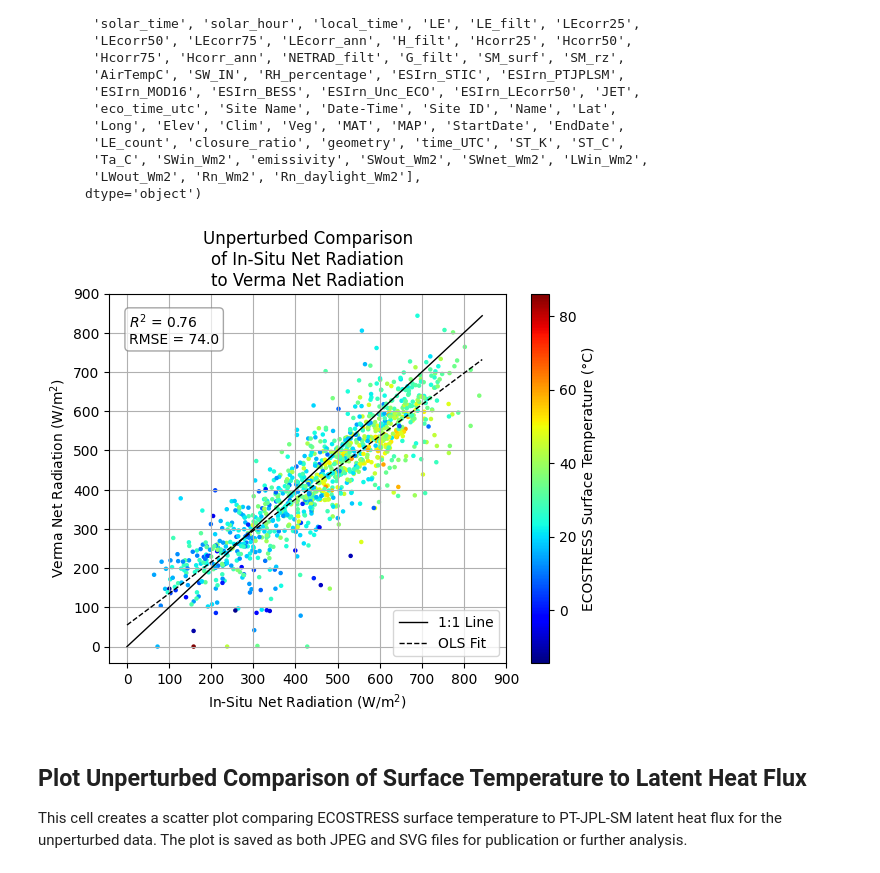
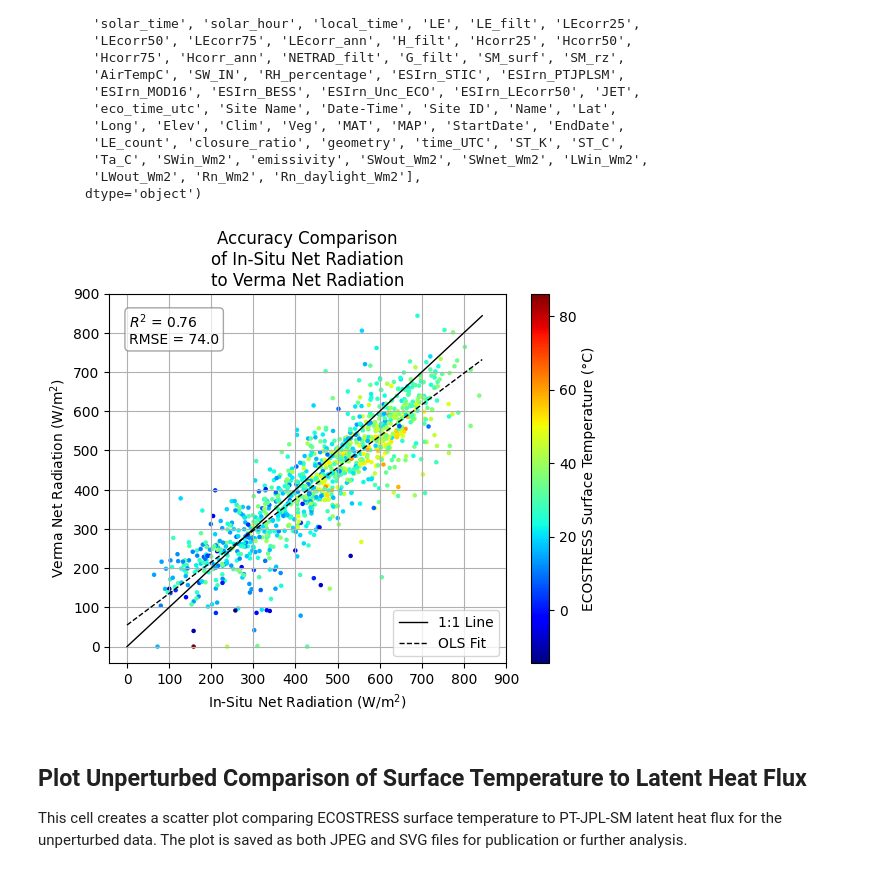
Before and after one commit to gregory-halverson-jpl/verma-net-radiation, a Jupyter notebook: notebooks/Verma Net Radiation Sensitivity with ECOv002 Cal-Val.ipynb, the cells around one changed output. Drawn from its saved outputs; the diff is of its cells as text; code cells hidden in the pictures.

Commit message:
accuracy comparison

```diff
--- a/notebooks/Verma Net Radiation Sensitivity with ECOv002 Cal-Val.ipynb
+++ b/notebooks/Verma Net Radiation Sensitivity with ECOv002 Cal-Val.ipynb
@@ -119,35 +121,35 @@ plt.plot(ols_x, ols_y, color='black', linestyle='--', linewidth=1, label='OLS Fi
 
 # Calculate R-squared and RMSE
 from sklearn.metrics import r2_score, mean_squared_error
 y_true = processed.Rn_Wm2
 y_pred = coefs[0] * processed.NETRAD_filt + coefs[1]
 r2 = r2_score(y_true, y_pred)
 rmse = np.sqrt(mean_squared_error(y_true, y_pred))
 
 # Annotate R-squared and RMSE on plot
 plt.annotate(f"$R^2$ = {r2:.2f}\nRMSE = {rmse:.1f}",
              xy=(0.05, 0.95), xycoords='axes fraction',
              ha='left', va='top',
              fontsize=10,
              bbox=dict(boxstyle='round', fc='white', ec='gray', alpha=0.7))
 
 # Set ticks every 100 for both axes
 xticks = np.arange(100 * (min_val // 100), 100 * (max_val // 100 + 2), 100)
 yticks = np.arange(100 * (min_val // 100), 100 * (max_val // 100 + 2), 100)
 plt.xticks(xticks)
 plt.yticks(yticks)
 
 plt.grid(True, zorder=0)
 plt.xlabel("In-Situ Net Radiation (W/m$^2$)")
 plt.ylabel("Verma Net Radiation (W/m$^2$)")
-plt.title("Unperturbed Comparison\nof In-Situ Net Radiation\nto Verma Net Radiation")
+plt.title("Accuracy Comparison\nof In-Situ Net Radiation\nto Verma Net Radiation")
 plt.colorbar(sc, label="ECOSTRESS Surface Temperature (°C)")
 plt.legend()
 plt.savefig("Unperturbed Comparison of In-Situ Net Radiation to Verma Net Radiation.jpeg", format='jpeg', bbox_inches='tight')
 plt.savefig("Unperturbed Comparison of In-Situ Net Radiation to Verma Net Radiation.svg", format='svg', bbox_inches='tight')
 plt.show()
 # %% [output]
-[figure, old version]
+[figure, new version]
 # %% [markdown]
 ## Plot Unperturbed Comparison of Surface Temperature to Latent Heat Flux
 
```
Also changed, not shown: parts of 1 cell of this notebook, 2 other files.
